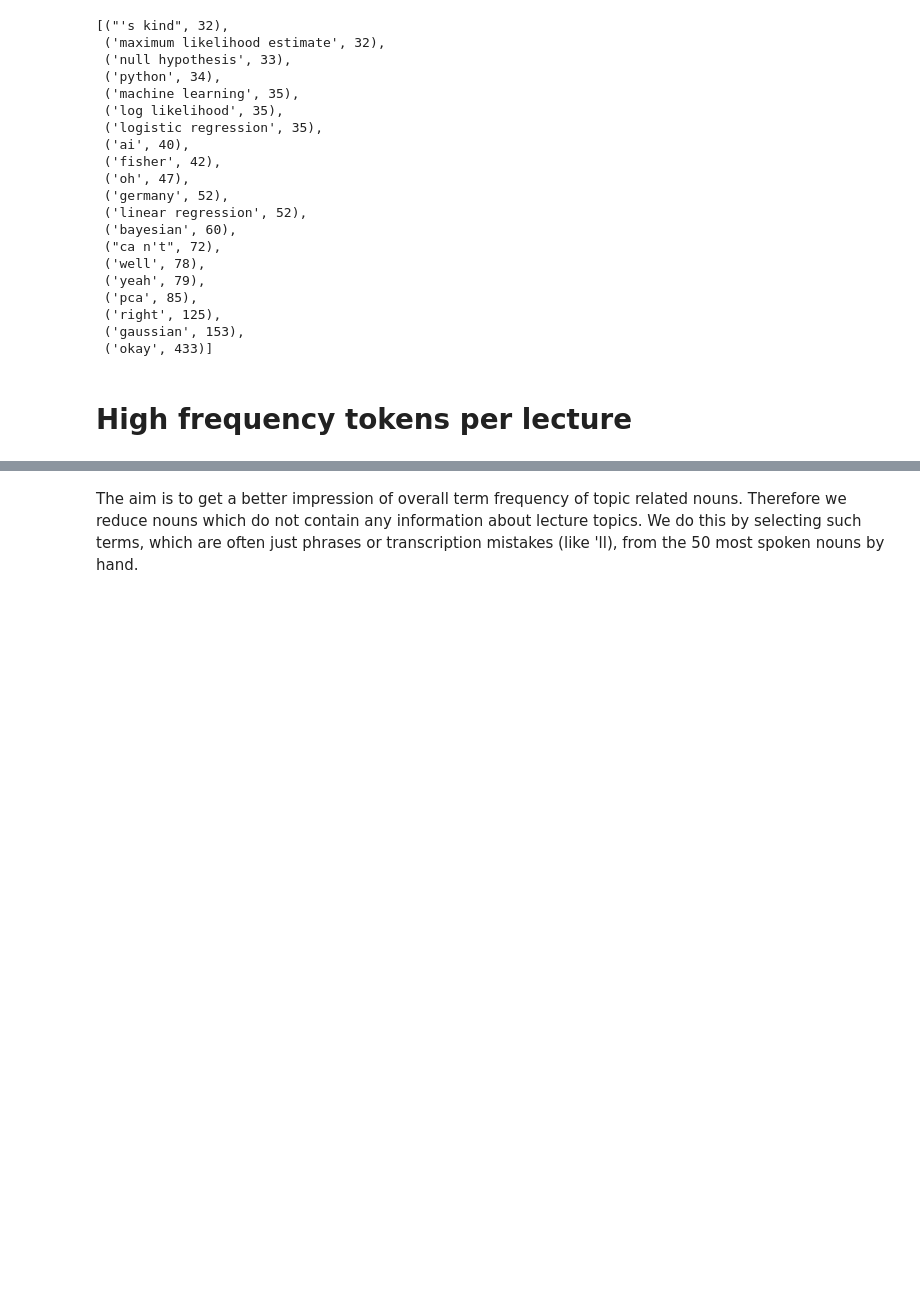
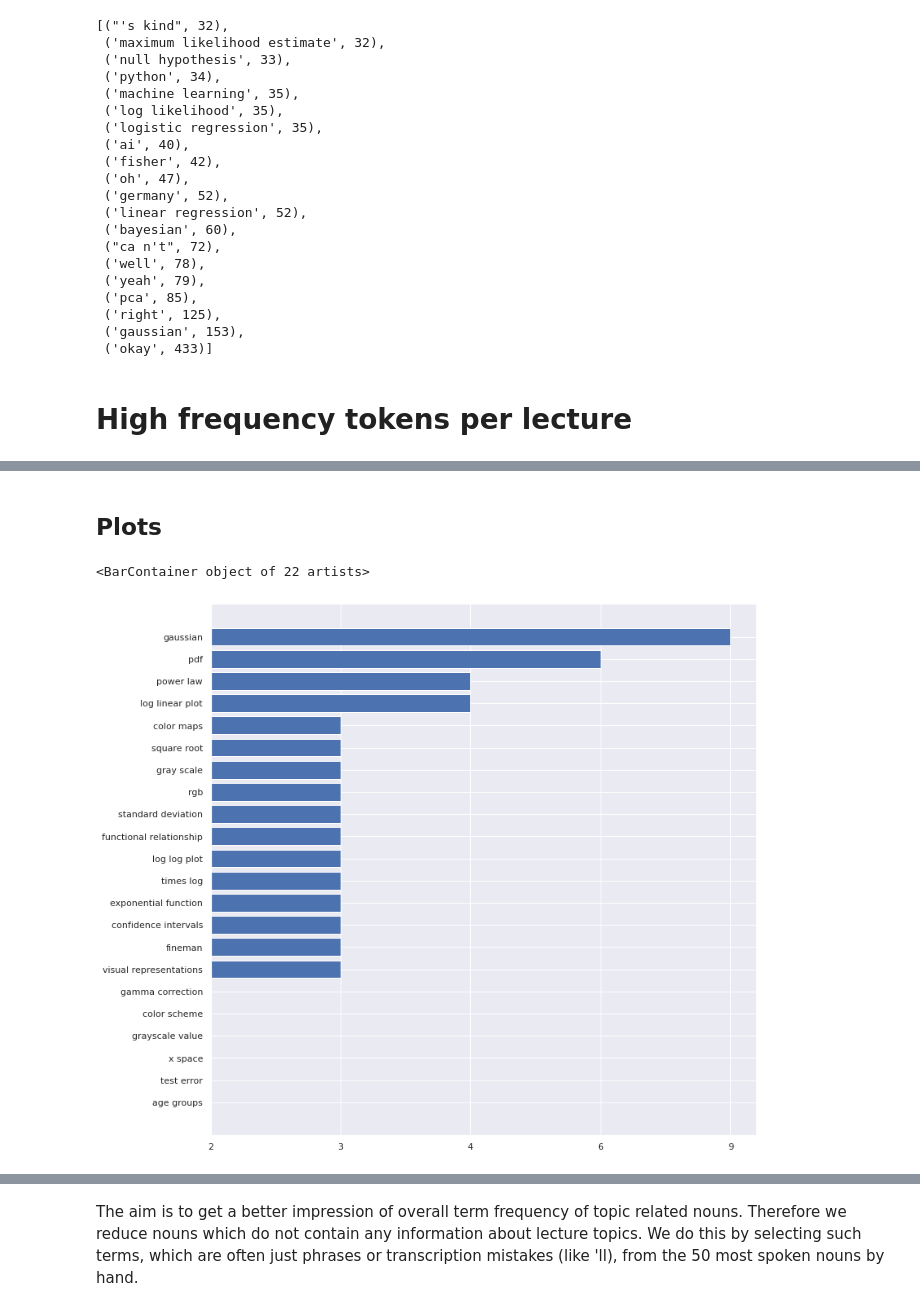
Before and after one commit to Eoli-an/Exam-topic-prediction, a Jupyter notebook: WordFrequency.ipynb, the cells around one changed output, grey strips where cells are left out. Drawn from its saved outputs; the diff is of its cells as text; code cells hidden in the pictures; blank space fills up the shorter version.

```diff
--- a/WordFrequency.ipynb
+++ b/WordFrequency.ipynb
@@ -314 +492,26 @@ result_all = {"gaussian":153,"pca":85,"bayesian":60,"linear regression":52,"fish
+# %%
+# lecture 12
+#total 830
+l12 = [('age groups', 2),
+ ('test error', 2),
+ ('x space', 2),
+ ('grayscale value', 2),
+ ('color scheme', 2),
+ ('gamma correction', 2),
+ ('visual representations', 3),
+ ('fineman', 3),
+ ('confidence intervals', 3),
+ ('exponential function', 3),
+ ('times log', 3),
+ ('log log plot', 3),
+ ('functional relationship', 3),
+ ('standard deviation', 3),
+ ('rgb', 3),
+ ('gray scale', 3),
+ ('square root', 3),
+ ('color maps', 3),
+ ('log linear plot', 4),
+ ('power law', 4),
+ ('pdf', 6),
+ ('gaussian', 9)]
 # %%
@@ -340,0 +540,11 @@ len(blob.noun_phrases)
+# %% [markdown]
+## Plots
+# %%
+plt.figure(figsize =(12, 12))
+l = np.array(l12)
+# sns.set_style("darkgrid")
+#plt.xlim([0, 9])
+plt.barh(l[:,0], l[:,1])
+# %% [output]
+<BarContainer object of 22 artists>
+[figure, added]
```
Also changed, not shown: parts of 34 cells of this notebook.
